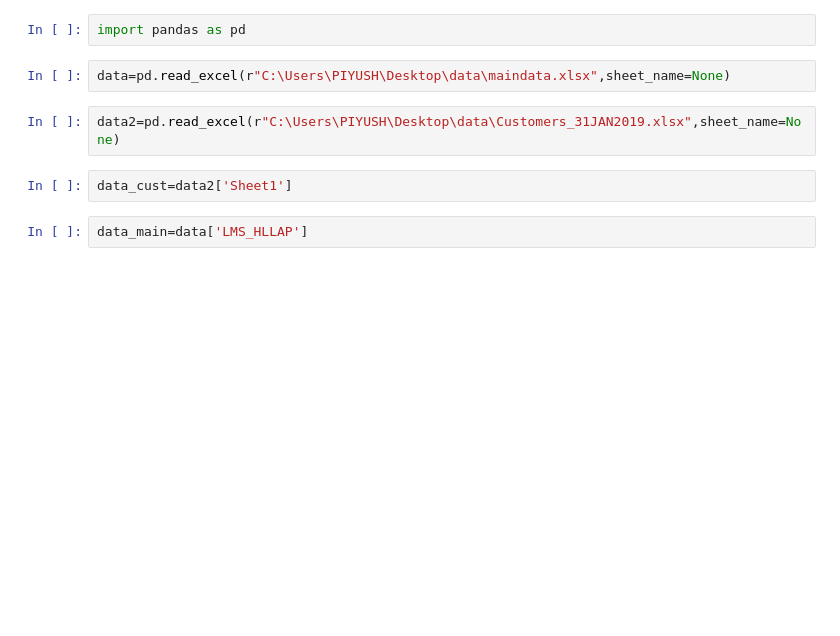
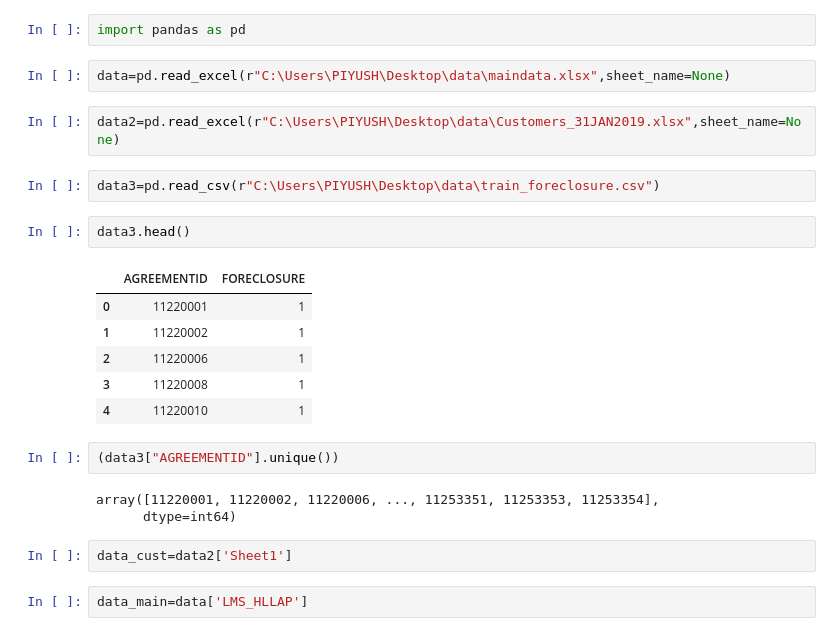
Before and after one commit to piyush-98/Edelweiss-MachineLearning-Challenge, a Jupyter notebook: Forecloser_pred.ipynb, the cells around one changed output. Cells and saved outputs as stored; diff of their text form; blank space fills up the shorter version.

```diff
--- a/Forecloser_pred.ipynb
+++ b/Forecloser_pred.ipynb
@@ -4,6 +4,22 @@ import pandas as pd
 data=pd.read_excel(r"C:\Users\PIYUSH\Desktop\data\maindata.xlsx",sheet_name=None)
 # %%
 data2=pd.read_excel(r"C:\Users\PIYUSH\Desktop\data\Customers_31JAN2019.xlsx",sheet_name=None)
+# %%
+data3=pd.read_csv(r"C:\Users\PIYUSH\Desktop\data\train_foreclosure.csv")
+# %%
+data3.head()
+# %% [output]
+|  | AGREEMENTID | FORECLOSURE |
+| 0 | 11220001 | 1 |
+| 1 | 11220002 | 1 |
+| 2 | 11220006 | 1 |
+| 3 | 11220008 | 1 |
+| 4 | 11220010 | 1 |
+# %%
+(data3["AGREEMENTID"].unique())
+# %% [output]
+array([11220001, 11220002, 11220006, ..., 11253351, 11253353, 11253354],
+      dtype=int64)
 # %%
 data_cust=data2['Sheet1']
 # %%
```
Also changed, not shown: parts of 3 cells of this notebook.
